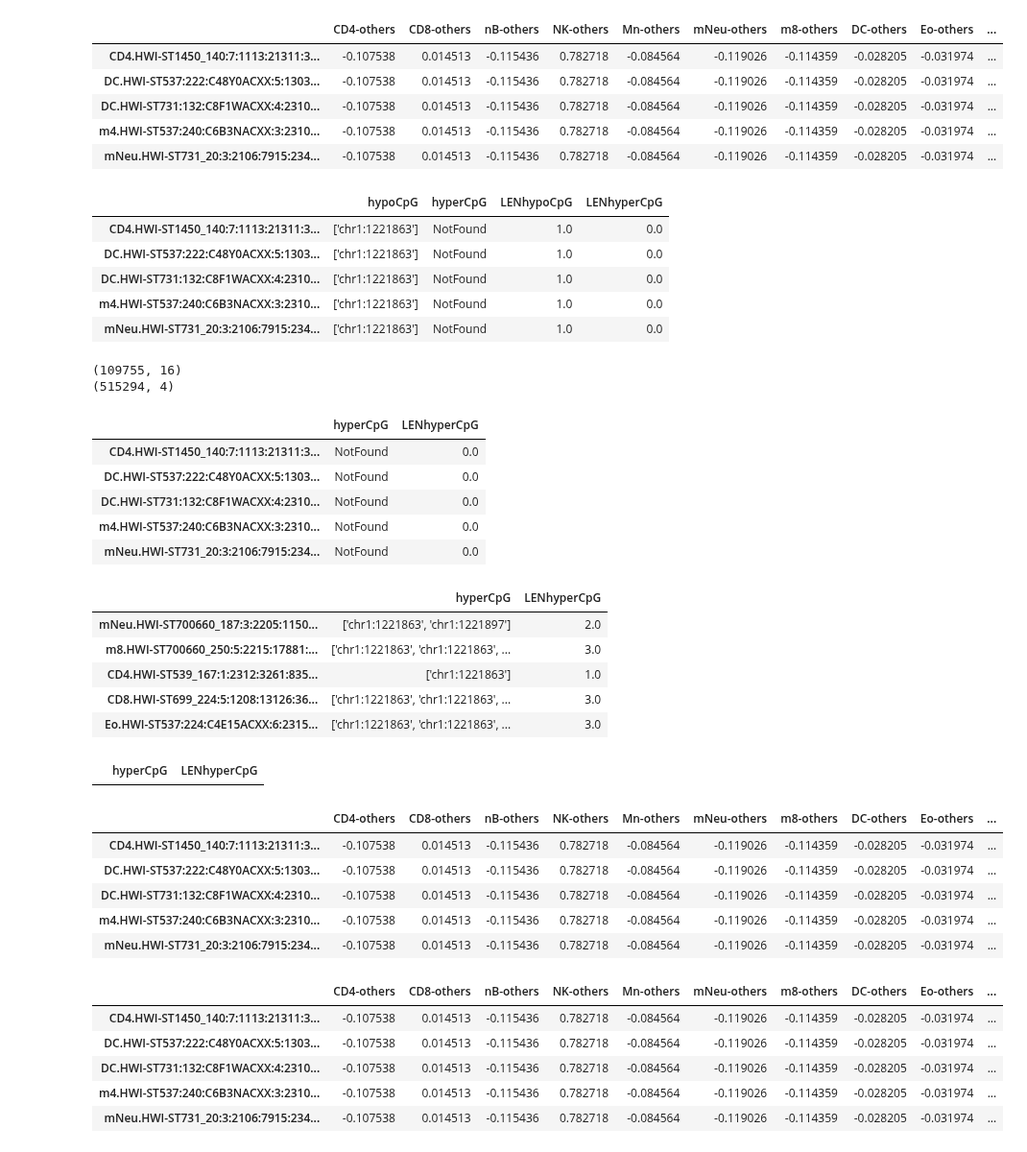
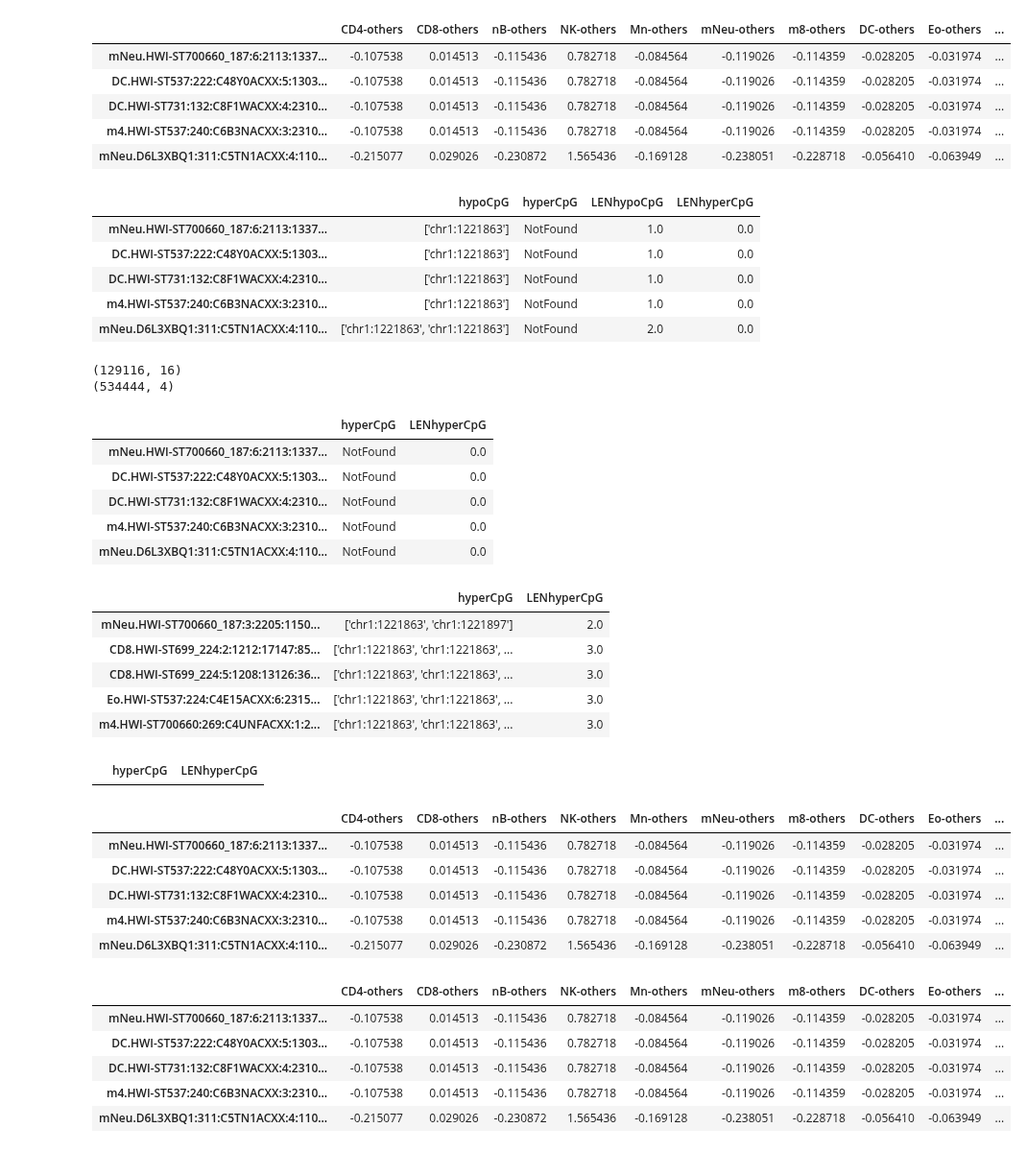
Before and after one commit to Irfanwustl/Research_code, a Jupyter notebook: MHB_per_read/softreadcounting/very_efficient/record_cpg_info/softrd_weightedbycpgFraction.ipynb, the cells around one changed output. Shown at 96% size. Cells and saved outputs as stored; diff of their text form; code cells hidden in the pictures.

```diff
--- a/MHB_per_read/softreadcounting/very_efficient/record_cpg_info/softrd_weightedbycpgFraction.ipynb
+++ b/MHB_per_read/softreadcounting/very_efficient/record_cpg_info/softrd_weightedbycpgFraction.ipynb
@@ -1,55 +1,55 @@
 # %%
 import pandas as pd
 import sys
 
-softRDfile='/Users/irffanalahi/Research/Research_code/gitignorefolder/MHB_per_read/softreadcounting/testtheidea/veryefficient/fulltest/CD4allrange_NR_1000000_insilmix60_sorted_scored_nohyper.txt'
-cpginfofile='/Users/irffanalahi/Research/Research_code/gitignorefolder/MHB_per_read/softreadcounting/testtheidea/veryefficient/fulltest/CD4allrange_NR_1000000_insilmix60_sorted_scored_nohyper_cpgoinfomerged.txt'
+softRDfile='/Users/irffanalahi/Research/Research_code/gitignorefolder/MHB_per_read/softreadcounting/testtheidea/softRD_pileup/cd4bams_softRDpileup/CD4allrange_NR_1000000_insilmix41_sorted_scored_nohyper.txt'
+cpginfofile='/Users/irffanalahi/Research/Research_code/gitignorefolder/MHB_per_read/softreadcounting/testtheidea/softRD_pileup/cd4bams_softRDpileup/CD4allrange_NR_1000000_insilmix41_sorted_scored_nohyper_cpgoinfomerged.txt'
 score_columns=['CD4-others','CD8-others','nB-others','NK-others','Mn-others','mNeu-others','m8-others','DC-others','Eo-others','Tr-others','m4-others','Mg-others','Er-others','mB-others']
 softRDdf=pd.read_csv(softRDfile,sep="\t",index_col=0)
 softRDdf.head()
 # %% [output]
 |  | CD4-others | CD8-others | nB-others | NK-others | Mn-others | mNeu-others | m8-others | DC-others | Eo-others | ... |
-| CD4.HWI-ST1450_140:7:1113:21311:3... | -0.107538 | 0.014513 | -0.115436 | 0.782718 | -0.084564 | -0.119026 | -0.114359 | -0.028205 | -0.031974 | ... |
+| mNeu.HWI-ST700660_187:6:2113:1337... | -0.107538 | 0.014513 | -0.115436 | 0.782718 | -0.084564 | -0.119026 | -0.114359 | -0.028205 | -0.031974 | ... |
 | DC.HWI-ST537:222:C48Y0ACXX:5:1303... | -0.107538 | 0.014513 | -0.115436 | 0.782718 | -0.084564 | -0.119026 | -0.114359 | -0.028205 | -0.031974 | ... |
 | DC.HWI-ST731:132:C8F1WACXX:4:2310... | -0.107538 | 0.014513 | -0.115436 | 0.782718 | -0.084564 | -0.119026 | -0.114359 | -0.028205 | -0.031974 | ... |
 | m4.HWI-ST537:240:C6B3NACXX:3:2310... | -0.107538 | 0.014513 | -0.115436 | 0.782718 | -0.084564 | -0.119026 | -0.114359 | -0.028205 | -0.031974 | ... |
-| mNeu.HWI-ST731_20:3:2106:7915:234... | -0.107538 | 0.014513 | -0.115436 | 0.782718 | -0.084564 | -0.119026 | -0.114359 | -0.028205 | -0.031974 | ... |
+| mNeu.D6L3XBQ1:311:C5TN1ACXX:4:110... | -0.215077 | 0.029026 | -0.230872 | 1.565436 | -0.169128 | -0.238051 | -0.228718 | -0.056410 | -0.063949 | ... |
 # %%
 cpginfodf=pd.read_csv(cpginfofile,sep="\t",index_col=0)
 cpginfodf.head()
 # %% [output]
 |  | hypoCpG | hyperCpG | LENhypoCpG | LENhyperCpG |
-| CD4.HWI-ST1450_140:7:1113:21311:3... | ['chr1:1221863'] | NotFound | 1.0 | 0.0 |
+| mNeu.HWI-ST700660_187:6:2113:1337... | ['chr1:1221863'] | NotFound | 1.0 | 0.0 |
 | DC.HWI-ST537:222:C48Y0ACXX:5:1303... | ['chr1:1221863'] | NotFound | 1.0 | 0.0 |
 | DC.HWI-ST731:132:C8F1WACXX:4:2310... | ['chr1:1221863'] | NotFound | 1.0 | 0.0 |
 | m4.HWI-ST537:240:C6B3NACXX:3:2310... | ['chr1:1221863'] | NotFound | 1.0 | 0.0 |
-| mNeu.HWI-ST731_20:3:2106:7915:234... | ['chr1:1221863'] | NotFound | 1.0 | 0.0 |
+| mNeu.D6L3XBQ1:311:C5TN1ACXX:4:110... | ['chr1:1221863', 'chr1:1221863'] | NotFound | 2.0 | 0.0 |
 # %%
 print(softRDdf.shape)
 print(cpginfodf.shape)
 # %% [output]
-(109755, 16)
-(515294, 4)
+(129116, 16)
+(534444, 4)
 # %%
 cpghyperinfodf=cpginfodf[['hyperCpG','LENhyperCpG']]
 cpghyperinfodf.head()
 # %% [output]
 |  | hyperCpG | LENhyperCpG |
-| CD4.HWI-ST1450_140:7:1113:21311:3... | NotFound | 0.0 |
+| mNeu.HWI-ST700660_187:6:2113:1337... | NotFound | 0.0 |
 | DC.HWI-ST537:222:C48Y0ACXX:5:1303... | NotFound | 0.0 |
 | DC.HWI-ST731:132:C8F1WACXX:4:2310... | NotFound | 0.0 |
 | m4.HWI-ST537:240:C6B3NACXX:3:2310... | NotFound | 0.0 |
-| mNeu.HWI-ST731_20:3:2106:7915:234... | NotFound | 0.0 |
+| mNeu.D6L3XBQ1:311:C5TN1ACXX:4:110... | NotFound | 0.0 |
 # %%
 cpghyperinfodf=cpghyperinfodf[cpghyperinfodf['hyperCpG']!='NotFound']
 cpghyperinfodf.head()
 # %% [output]
 |  | hyperCpG | LENhyperCpG |
 | mNeu.HWI-ST700660_187:3:2205:1150... | ['chr1:1221863', 'chr1:1221897'] | 2.0 |
-| m8.HWI-ST700660_250:5:2215:17881:... | ['chr1:1221863', 'chr1:1221863', ... | 3.0 |
-| CD4.HWI-ST539_167:1:2312:3261:835... | ['chr1:1221863'] | 1.0 |
+| CD8.HWI-ST699_224:2:1212:17147:85... | ['chr1:1221863', 'chr1:1221863', ... | 3.0 |
 | CD8.HWI-ST699_224:5:1208:13126:36... | ['chr1:1221863', 'chr1:1221863', ... | 3.0 |
 | Eo.HWI-ST537:224:C4E15ACXX:6:2315... | ['chr1:1221863', 'chr1:1221863', ... | 3.0 |
+| m4.HWI-ST700660:269:C4UNFACXX:1:2... | ['chr1:1221863', 'chr1:1221863', ... | 3.0 |
 # %%
 cpghyperinfodf[cpghyperinfodf.index.duplicated()]
 # %% [output]
@@ -63,21 +63,21 @@ if mergeddf.shape[0]!=softRDdf.shape[0]:
 mergeddf.head()
 # %% [output]
 |  | CD4-others | CD8-others | nB-others | NK-others | Mn-others | mNeu-others | m8-others | DC-others | Eo-others | ... |
-| CD4.HWI-ST1450_140:7:1113:21311:3... | -0.107538 | 0.014513 | -0.115436 | 0.782718 | -0.084564 | -0.119026 | -0.114359 | -0.028205 | -0.031974 | ... |
+| mNeu.HWI-ST700660_187:6:2113:1337... | -0.107538 | 0.014513 | -0.115436 | 0.782718 | -0.084564 | -0.119026 | -0.114359 | -0.028205 | -0.031974 | ... |
 | DC.HWI-ST537:222:C48Y0ACXX:5:1303... | -0.107538 | 0.014513 | -0.115436 | 0.782718 | -0.084564 | -0.119026 | -0.114359 | -0.028205 | -0.031974 | ... |
 | DC.HWI-ST731:132:C8F1WACXX:4:2310... | -0.107538 | 0.014513 | -0.115436 | 0.782718 | -0.084564 | -0.119026 | -0.114359 | -0.028205 | -0.031974 | ... |
 | m4.HWI-ST537:240:C6B3NACXX:3:2310... | -0.107538 | 0.014513 | -0.115436 | 0.782718 | -0.084564 | -0.119026 | -0.114359 | -0.028205 | -0.031974 | ... |
-| mNeu.HWI-ST731_20:3:2106:7915:234... | -0.107538 | 0.014513 | -0.115436 | 0.782718 | -0.084564 | -0.119026 | -0.114359 | -0.028205 | -0.031974 | ... |
+| mNeu.D6L3XBQ1:311:C5TN1ACXX:4:110... | -0.215077 | 0.029026 | -0.230872 | 1.565436 | -0.169128 | -0.238051 | -0.228718 | -0.056410 | -0.063949 | ... |
 # %%
 mergeddf['LENhyperCpG'].fillna(0, inplace=True)
 mergeddf.head()
 # %% [output]
 |  | CD4-others | CD8-others | nB-others | NK-others | Mn-others | mNeu-others | m8-others | DC-others | Eo-others | ... |
-| CD4.HWI-ST1450_140:7:1113:21311:3... | -0.107538 | 0.014513 | -0.115436 | 0.782718 | -0.084564 | -0.119026 | -0.114359 | -0.028205 | -0.031974 | ... |
+| mNeu.HWI-ST700660_187:6:2113:1337... | -0.107538 | 0.014513 | -0.115436 | 0.782718 | -0.084564 | -0.119026 | -0.114359 | -0.028205 | -0.031974 | ... |
 | DC.HWI-ST537:222:C48Y0ACXX:5:1303... | -0.107538 | 0.014513 | -0.115436 | 0.782718 | -0.084564 | -0.119026 | -0.114359 | -0.028205 | -0.031974 | ... |
 | DC.HWI-ST731:132:C8F1WACXX:4:2310... | -0.107538 | 0.014513 | -0.115436 | 0.782718 | -0.084564 | -0.119026 | -0.114359 | -0.028205 | -0.031974 | ... |
 | m4.HWI-ST537:240:C6B3NACXX:3:2310... | -0.107538 | 0.014513 | -0.115436 | 0.782718 | -0.084564 | -0.119026 | -0.114359 | -0.028205 | -0.031974 | ... |
-| mNeu.HWI-ST731_20:3:2106:7915:234... | -0.107538 | 0.014513 | -0.115436 | 0.782718 | -0.084564 | -0.119026 | -0.114359 | -0.028205 | -0.031974 | ... |
+| mNeu.D6L3XBQ1:311:C5TN1ACXX:4:110... | -0.215077 | 0.029026 | -0.230872 | 1.565436 | -0.169128 | -0.238051 | -0.228718 | -0.056410 | -0.063949 | ... |
 # %%
 mergeddf['total_cpg']=mergeddf['LENhypoCpG']+mergeddf['LENhyperCpG']
 
```
Also changed, not shown: parts of 3 cells of this notebook, 7 other files.
